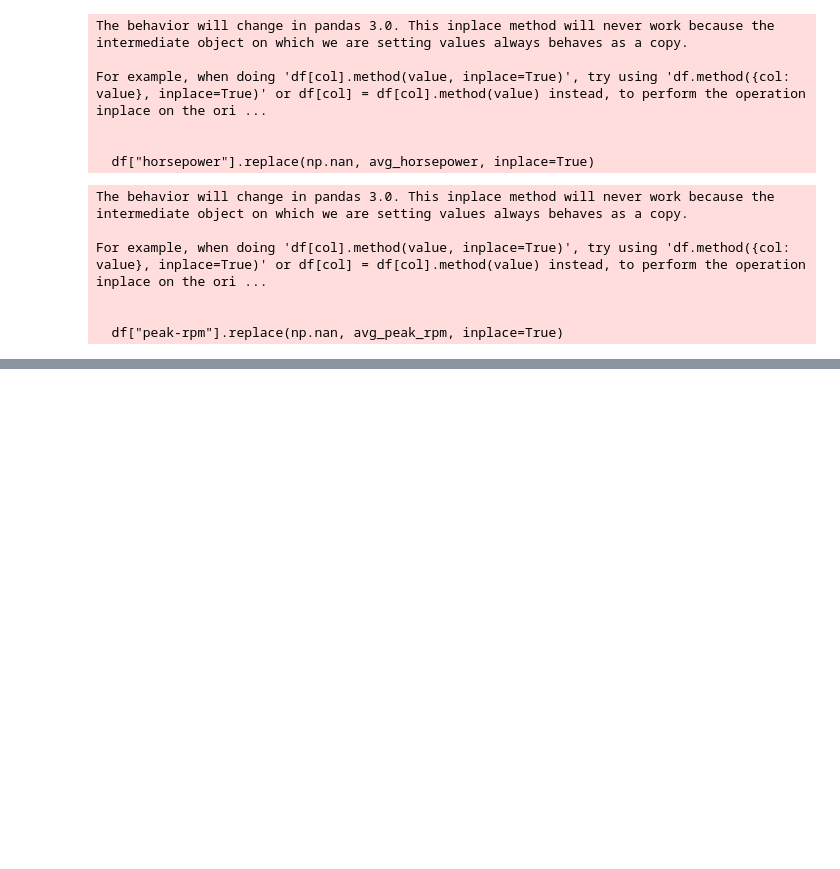
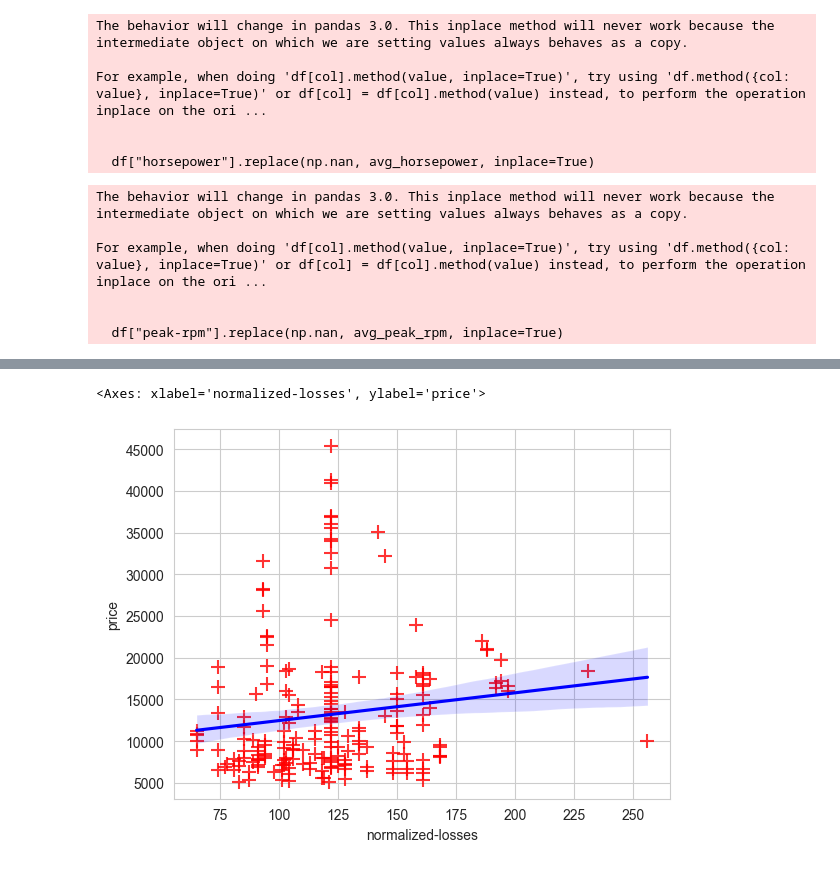
Before and after one commit to chirag412vijayvergiya/ML_CLASS, a Jupyter notebook: Exp2.ipynb, the cells around one changed output, grey strips where cells are left out. Drawn from its saved outputs; the diff is of its cells as text; code cells hidden in the pictures; blank space fills up the shorter version.

```diff
--- a/Exp2.ipynb
+++ b/Exp2.ipynb
@@ -367,0 +555,5 @@ memory usage: 41.8+ KB
+# %%
+sns.regplot(x="normalized-losses", y="price", data=df, color='red', marker='+', scatter_kws={'s': 100}, line_kws={'color': 'blue'})
+# %% [output]
+<Axes: xlabel='normalized-losses', ylabel='price'>
+[figure, added]
```
Also changed, not shown: parts of 35 cells of this notebook, 1 other file.
